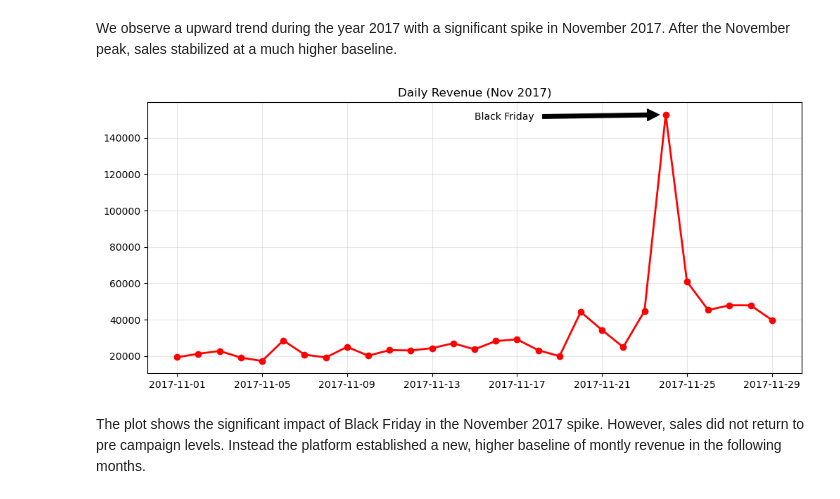
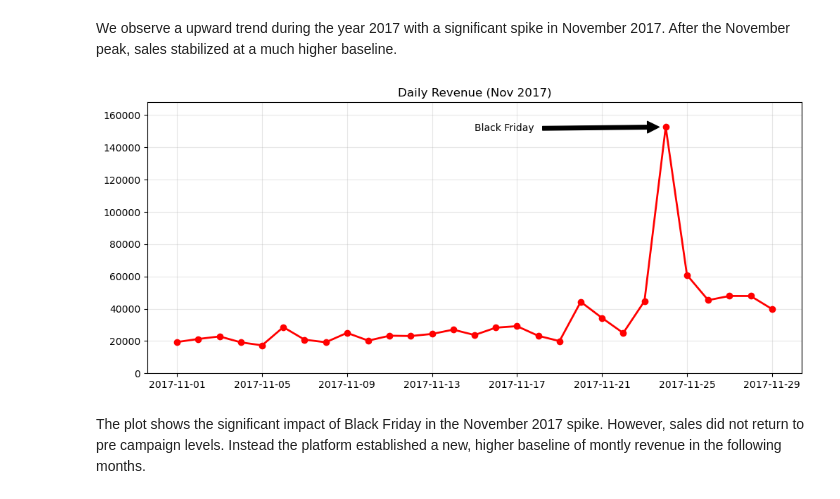
Before and after one commit to franjtr/olist-ecommerce-analysis, a Jupyter notebook: Notebooks/Olist_E-Commerce_Case_Study.ipynb, the cells around one changed output. Drawn from its saved outputs; the diff is of its cells as text; code cells hidden in the pictures.

```diff
--- a/Notebooks/Olist_E-Commerce_Case_Study.ipynb
+++ b/Notebooks/Olist_E-Commerce_Case_Study.ipynb
@@ -197,24 +197,25 @@ We observe a upward trend during the year 2017 with a significant spike in Novem
 # %%
 # Filter Nov 2017 sales and group by day.
 nov_2017 = sales_time[(sales_time['order_purchase_timestamp'] >= '2017-11-01') &
                       (sales_time['order_purchase_timestamp'] <= '2017-11-30')]
 
 daily_nov = nov_2017.groupby(pd.Grouper(key='order_purchase_timestamp', freq='D'))['price'].sum().reset_index()
 
 # Daily sales plot
 plt.figure(figsize=(12, 5))
 plt.plot(daily_nov['order_purchase_timestamp'], daily_nov['price'], marker='o', color='red', linewidth=2)
+plt.ylim(0, daily_nov['price'].max() * 1.1)
 
 # Arrow in Nov 24 (Black Friday)
 plt.annotate('Black Friday', xy=(pd.to_datetime('2017-11-24'), daily_nov.loc[daily_nov['order_purchase_timestamp'] == '2017-11-24', 'price'].values[0]),
              xytext=(pd.to_datetime('2017-11-15'), 150000),
              arrowprops=dict(facecolor='black', shrink=0.05))
 
 plt.title('Daily Revenue (Nov 2017)')
 plt.grid(True, alpha=0.3)
 plt.show()
 # %% [output]
-[figure, old version]
+[figure, new version]
 # %% [markdown]
 The plot shows the significant impact of Black Friday in the November 2017 spike. However, sales did not return to pre campaign levels. Instead the platform established a new, higher baseline of montly revenue in the following months.
 # %% [markdown]
```
Also changed, not shown: parts of 11 cells of this notebook, 1 other file.
